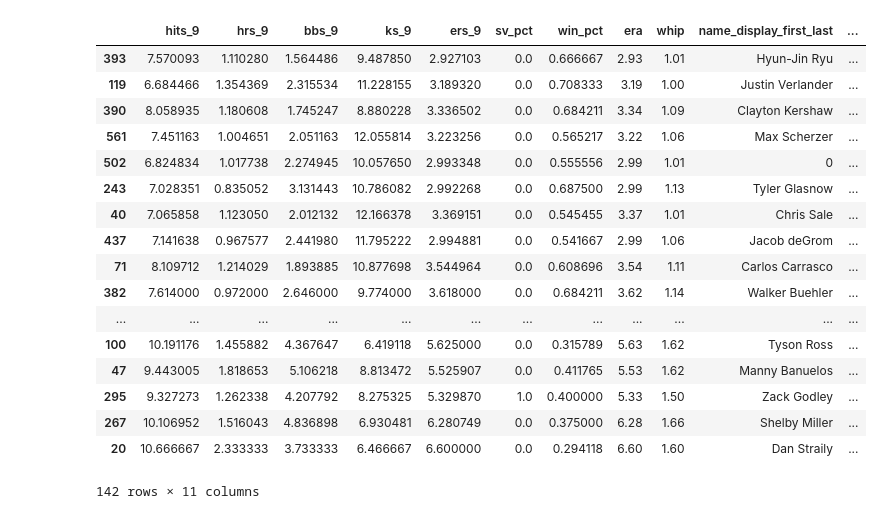
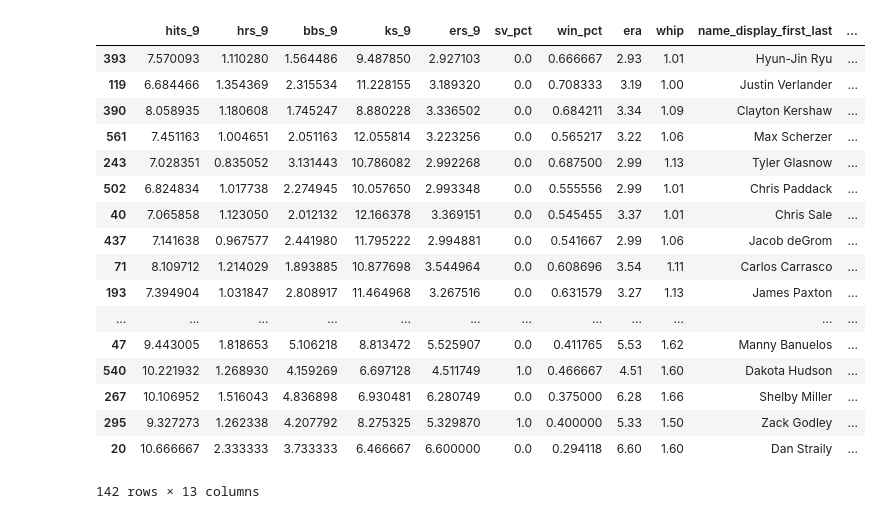
Before and after one commit to aburzinski/MSiA-423-Project, a Jupyter notebook: notebooks/develop/predict_current_season_pitching.ipynb, the cells around one changed output. Saved outputs shown, nothing was run; the diff lists cells and outputs as text; code cells hidden in the pictures.

```diff
--- a/notebooks/develop/predict_current_season_pitching.ipynb
+++ b/notebooks/develop/predict_current_season_pitching.ipynb
@@ -8,11 +8,11 @@ import sys
 sys.path.append(os.environ.get('PYTHONPATH'))
 from config import config
 # %%
-pitching = pd.read_csv(os.path.join(config.PROJECT_ROOT_DIR, 'data', 'daily', 'pitchingProjected.csv'))
-players = pd.read_csv(os.path.join(config.PROJECT_ROOT_DIR, 'data', 'historical', 'players.csv'))
-teams = pd.read_csv(os.path.join(config.PROJECT_ROOT_DIR, 'data', 'historical', 'teams.csv'))
+pitching = pd.read_csv(os.path.join(config.PROJECT_ROOT_DIR, 'data', 'daily', 'pitchingProjected.csv'), encoding = 'latin')
+players = pd.read_csv(os.path.join(config.PROJECT_ROOT_DIR, 'data', 'historical', 'players.csv'), encoding = 'latin')
+teams = pd.read_csv(os.path.join(config.PROJECT_ROOT_DIR, 'data', 'historical', 'teams.csv'), encoding = 'latin')
 # %%
-with open('logisticModel.model', 'rb') as f:
+with open('cyYoung.model', 'rb') as f:
     lr = pickle.load(f)
 f.close()
 # %%
@@ -35,28 +35,32 @@ merged['bbs_9'] = nineInningNormalize(merged, 'bb')
 merged['ks_9'] = nineInningNormalize(merged, 'so')
 merged['ers_9'] = nineInningNormalize(merged, 'er')
 
-modelData = merged[['hits_9', 'hrs_9', 'bbs_9', 'ks_9', 'ers_9', 'sv_pct', 'win_pct', 'era', 'whip', 'name_display_first_last']].fillna(0)
+modelData = merged[['hits_9', 'hrs_9', 'bbs_9', 'ks_9', 'ers_9', 'sv_pct', 'win_pct', 'era', 'whip', 'name_display_first_last', 'team_name', 'division_full']].fillna(0)
 # %%
-modelData['prediction'] = lr.predict_proba(modelData.loc[:, modelData.columns != 'name_display_first_last'])[:,1]
+predictData = modelData.loc[:, modelData.columns != 'name_display_first_last']
+predictData = predictData.loc[:, predictData.columns != 'team_name']
+predictData = predictData.loc[:, predictData.columns != 'division_full']
+
+modelData['prediction'] = lr.predict_proba(predictData)[:,1]
 modelData.sort_values(by = ['prediction'], ascending=False)
 # %% [output]
 |  | hits_9 | hrs_9 | bbs_9 | ks_9 | ers_9 | sv_pct | win_pct | era | whip | name_display_first_last | ... |
 | 393 | 7.570093 | 1.110280 | 1.564486 | 9.487850 | 2.927103 | 0.0 | 0.666667 | 2.93 | 1.01 | Hyun-Jin Ryu | ... |
 | 119 | 6.684466 | 1.354369 | 2.315534 | 11.228155 | 3.189320 | 0.0 | 0.708333 | 3.19 | 1.00 | Justin Verlander | ... |
 | 390 | 8.058935 | 1.180608 | 1.745247 | 8.880228 | 3.336502 | 0.0 | 0.684211 | 3.34 | 1.09 | Clayton Kershaw | ... |
 | 561 | 7.451163 | 1.004651 | 2.051163 | 12.055814 | 3.223256 | 0.0 | 0.565217 | 3.22 | 1.06 | Max Scherzer | ... |
-| 502 | 6.824834 | 1.017738 | 2.274945 | 10.057650 | 2.993348 | 0.0 | 0.555556 | 2.99 | 1.01 | 0 | ... |
 | 243 | 7.028351 | 0.835052 | 3.131443 | 10.786082 | 2.992268 | 0.0 | 0.687500 | 2.99 | 1.13 | Tyler Glasnow | ... |
+| 502 | 6.824834 | 1.017738 | 2.274945 | 10.057650 | 2.993348 | 0.0 | 0.555556 | 2.99 | 1.01 | Chris Paddack | ... |
 | 40 | 7.065858 | 1.123050 | 2.012132 | 12.166378 | 3.369151 | 0.0 | 0.545455 | 3.37 | 1.01 | Chris Sale | ... |
 | 437 | 7.141638 | 0.967577 | 2.441980 | 11.795222 | 2.994881 | 0.0 | 0.541667 | 2.99 | 1.06 | Jacob deGrom | ... |
 | 71 | 8.109712 | 1.214029 | 1.893885 | 10.877698 | 3.544964 | 0.0 | 0.608696 | 3.54 | 1.11 | Carlos Carrasco | ... |
-| 382 | 7.614000 | 0.972000 | 2.646000 | 9.774000 | 3.618000 | 0.0 | 0.684211 | 3.62 | 1.14 | Walker Buehler | ... |
+| 193 | 7.394904 | 1.031847 | 2.808917 | 11.464968 | 3.267516 | 0.0 | 0.631579 | 3.27 | 1.13 | James Paxton | ... |
 | ... | ... | ... | ... | ... | ... | ... | ... | ... | ... | ... | ... |
-| 100 | 10.191176 | 1.455882 | 4.367647 | 6.419118 | 5.625000 | 0.0 | 0.315789 | 5.63 | 1.62 | Tyson Ross | ... |
 | 47 | 9.443005 | 1.818653 | 5.106218 | 8.813472 | 5.525907 | 0.0 | 0.411765 | 5.53 | 1.62 | Manny Banuelos | ... |
+| 540 | 10.221932 | 1.268930 | 4.159269 | 6.697128 | 4.511749 | 1.0 | 0.466667 | 4.51 | 1.60 | Dakota Hudson | ... |
+| 267 | 10.106952 | 1.516043 | 4.836898 | 6.930481 | 6.280749 | 0.0 | 0.375000 | 6.28 | 1.66 | Shelby Miller | ... |
 | 295 | 9.327273 | 1.262338 | 4.207792 | 8.275325 | 5.329870 | 1.0 | 0.400000 | 5.33 | 1.50 | Zack Godley | ... |
-| 267 | 10.106952 | 1.516043 | 4.836898 | 6.930481 | 6.280749 | 0.0 | 0.375000 | 6.28 | 1.66 | Shelby Miller | ... |
 | 20 | 10.666667 | 2.333333 | 3.733333 | 6.466667 | 6.600000 | 0.0 | 0.294118 | 6.60 | 1.60 | Dan Straily | ... |
-142 rows × 11 columns
+142 rows × 13 columns
 # %%
 merged[['name_display_first_last', 'player_id', 'ip']].sort_values(by=['ip'])
```
Also changed, not shown: parts of 2 cells of this notebook, 1 other file.
